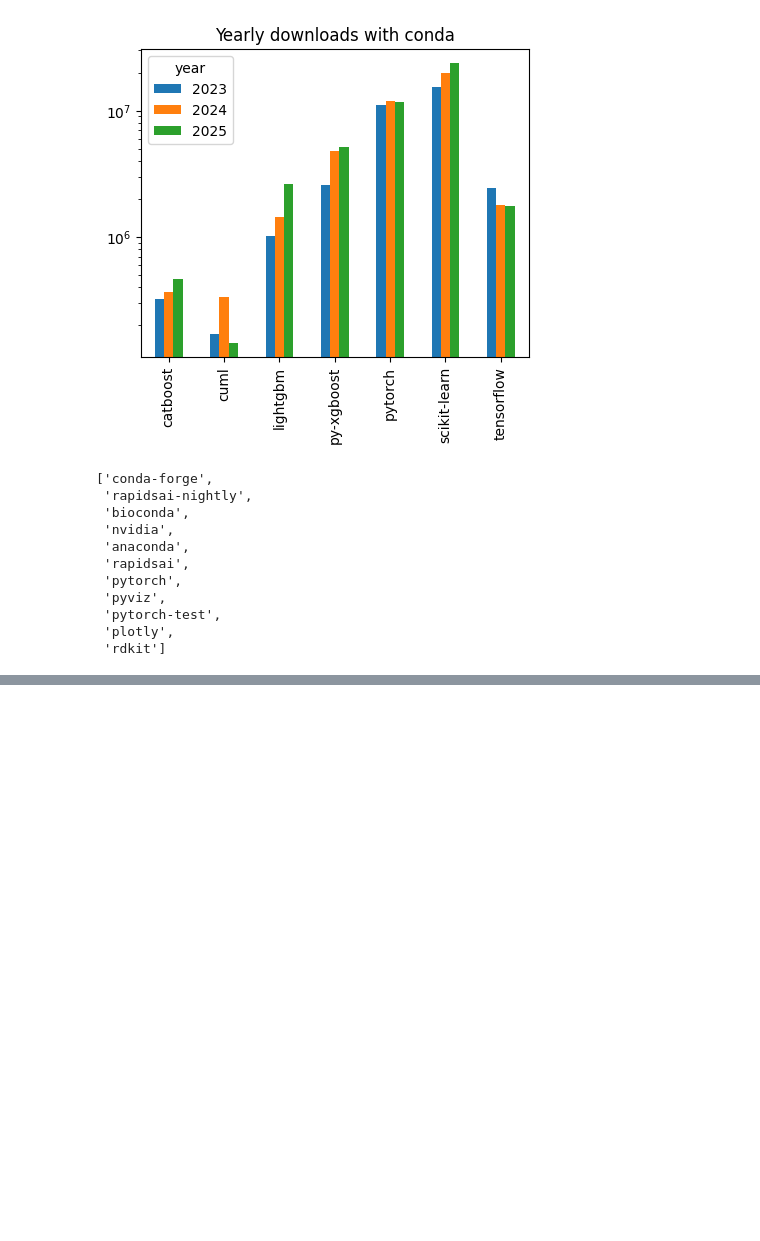
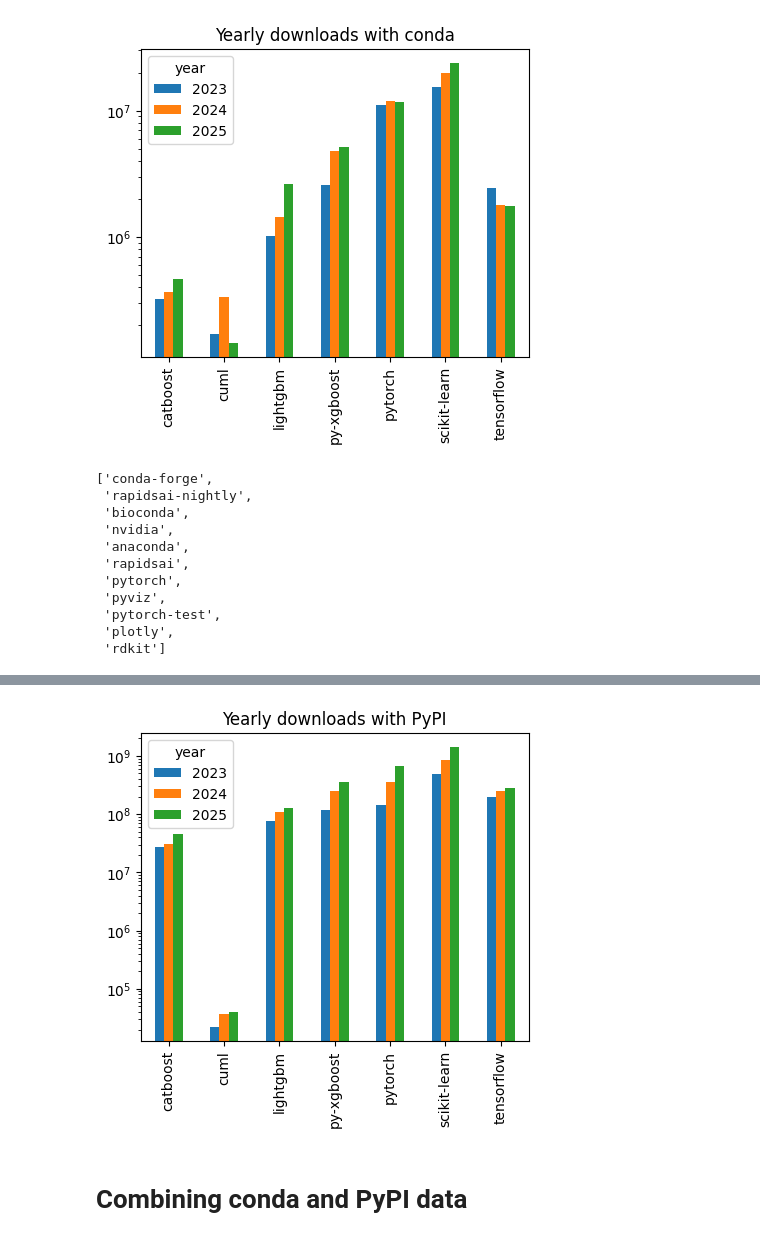
Before and after one commit to GaelVaroquaux/conda_download_stats_ml, a Jupyter notebook: anaconda_download_stats.ipynb, the cells around one changed output, grey strips where cells are left out. Cells and saved outputs as stored; diff of their text form; code cells hidden in the pictures; blank space fills up the shorter version.

```diff
--- a/anaconda_download_stats.ipynb
+++ b/anaconda_download_stats.ipynb
@@ -146,0 +224,10 @@ downloads = dict(sorted(yearly_downloads.items()))
+# %%
+# Same but in log scale, to facilate the comparison of the packages with lower download counts
+pivot_pypi.plot(kind='bar', figsize=(5, 4), title='Yearly downloads with PyPI')
+ax = plt.gca()
+ax.set_yscale('log')
+plt.xlabel("");
+# %% [output]
+[figure, added]
+# %% [markdown]
+# Combining conda and PyPI data
```
Also changed, not shown: parts of 16 cells of this notebook, 1 other file.
